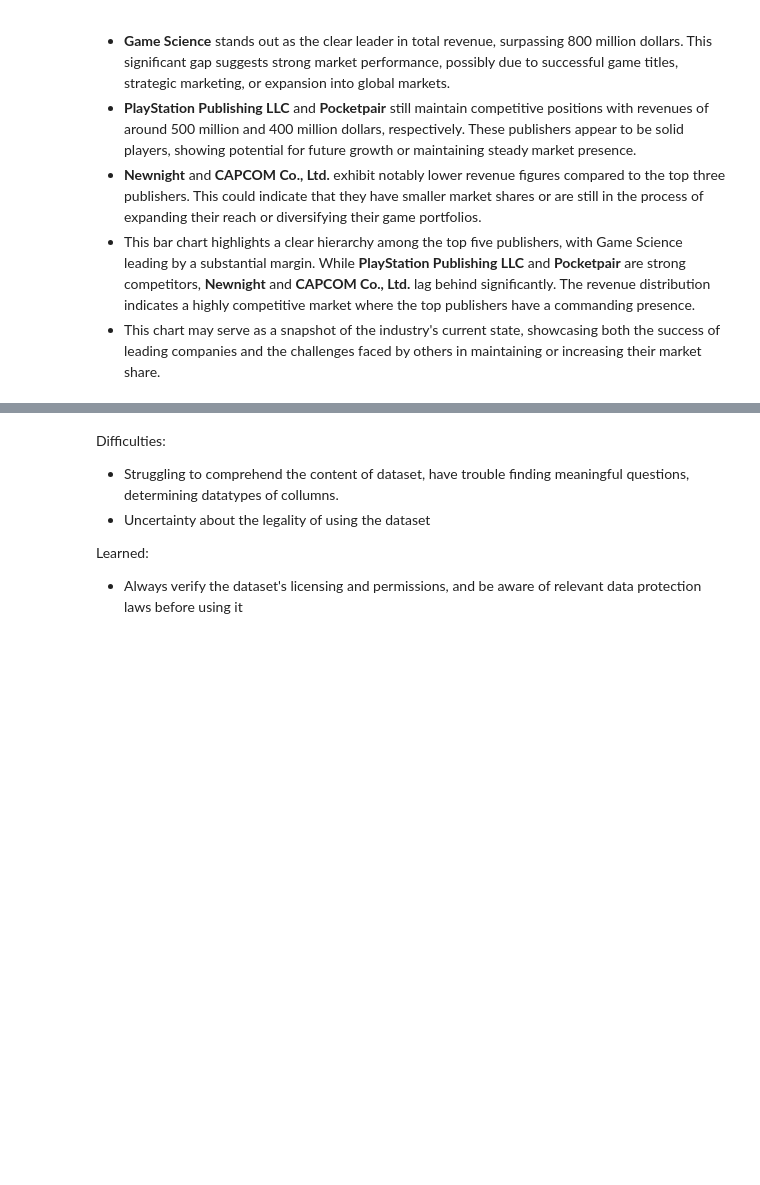
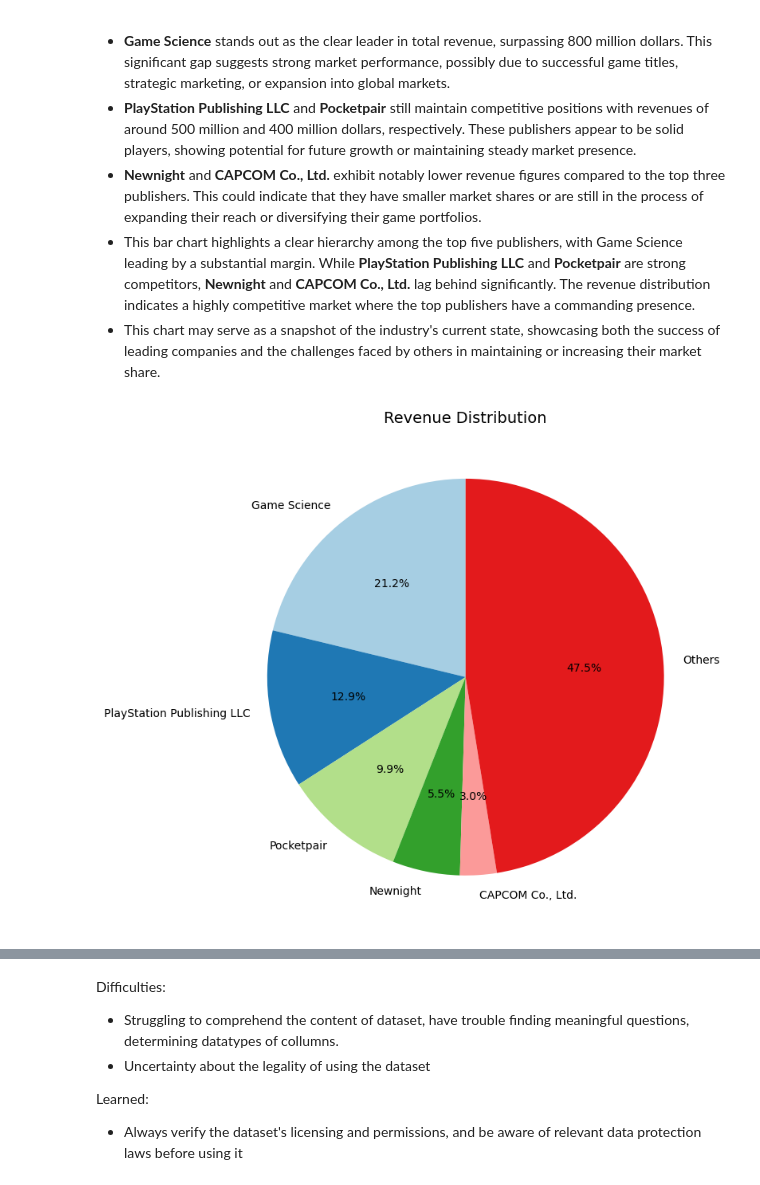
Before and after one commit to tmthu1204/PDS_FinalProject, a Jupyter notebook: FinalProject.ipynb, the cells around one changed output, grey strips where cells are left out. Cells and saved outputs as stored; diff of their text form; code cells hidden in the pictures; blank space fills up the shorter version.

```diff
--- a/FinalProject.ipynb
+++ b/FinalProject.ipynb
@@ -165,3 +187,23 @@ plt.show()
 - **Newnight** and **CAPCOM Co., Ltd.** exhibit notably lower revenue figures compared to the top three publishers. This could indicate that they have smaller market shares or are still in the process of expanding their reach or diversifying their game portfolios.
 - This bar chart highlights a clear hierarchy among the top five publishers, with Game Science leading by a substantial margin. While **PlayStation Publishing LLC** and **Pocketpair** are strong competitors, **Newnight** and **CAPCOM Co., Ltd.** lag behind significantly. The revenue distribution indicates a highly competitive market where the top publishers have a commanding presence.
 - This chart may serve as a snapshot of the industry's current state, showcasing both the success of leading companies and the challenges faced by others in maintaining or increasing their market share.
+# %%
+other_revenue = revenue_by_publisher.iloc[5:].sum()
+
+# Combine the top 5 revenue with the "Others" category
+others = top_5_revenue.append(pd.Series({'Others': other_revenue}))
+
+plt.figure(figsize=(8, 8))
+others.plot(
+    kind='pie',
+    autopct='%1.1f%%',
+    startangle=90,
+    colors=plt.cm.Paired.colors,
+    labels=others.index
+)
+plt.title("Revenue Distribution", fontsize=14)
+plt.ylabel("")  # Remove y-axis label for better presentation
+plt.tight_layout()
+plt.show()
+# %% [output]
+[figure, added]
```
Also changed, not shown: parts of 4 cells of this notebook.
